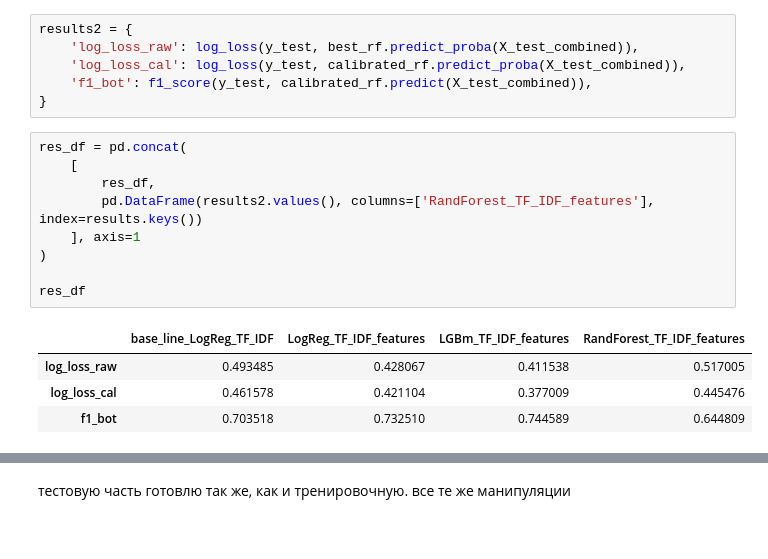
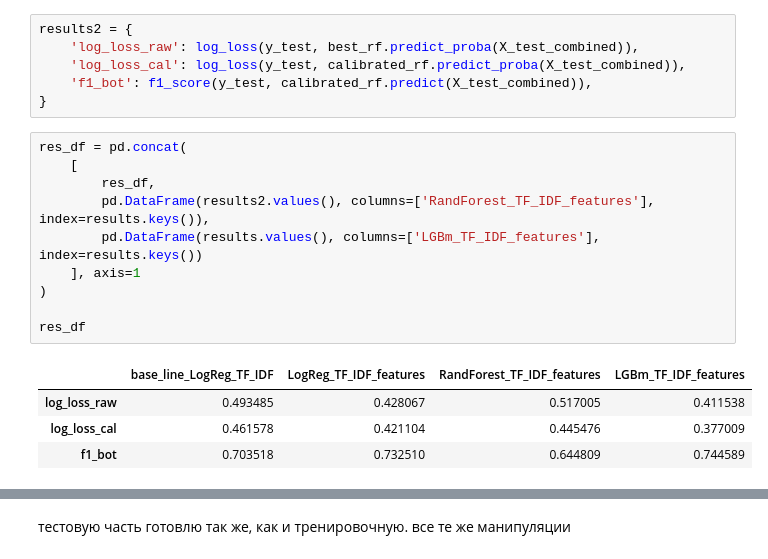
Before and after one commit to samalavardo/deep_learning, a Jupyter notebook: NLP/bot_detection/bot_or_not/hw_bot_detect-3.ipynb, the cells around one changed output, grey strips where cells are left out. Drawn from its saved outputs; the diff is of its cells as text.

```diff
--- a/NLP/bot_detection/bot_or_not/hw_bot_detect-3.ipynb
+++ b/NLP/bot_detection/bot_or_not/hw_bot_detect-3.ipynb
@@ -1120,17 +1070,18 @@ results2 = {
 # %%
 res_df = pd.concat(
     [
         res_df,
-        pd.DataFrame(results2.values(), columns=['RandForest_TF_IDF_features'], index=results.keys())
+        pd.DataFrame(results2.values(), columns=['RandForest_TF_IDF_features'], index=results.keys()),
+        pd.DataFrame(results.values(), columns=['LGBm_TF_IDF_features'], index=results.keys())
     ], axis=1
 )
 
 res_df
 # %% [output]
-|  | base_line_LogReg_TF_IDF | LogReg_TF_IDF_features | LGBm_TF_IDF_features | RandForest_TF_IDF_features |
-| log_loss_raw | 0.493485 | 0.428067 | 0.411538 | 0.517005 |
-| log_loss_cal | 0.461578 | 0.421104 | 0.377009 | 0.445476 |
-| f1_bot | 0.703518 | 0.732510 | 0.744589 | 0.644809 |
+|  | base_line_LogReg_TF_IDF | LogReg_TF_IDF_features | RandForest_TF_IDF_features | LGBm_TF_IDF_features |
+| log_loss_raw | 0.493485 | 0.428067 | 0.517005 | 0.411538 |
+| log_loss_cal | 0.461578 | 0.421104 | 0.445476 | 0.377009 |
+| f1_bot | 0.703518 | 0.732510 | 0.644809 | 0.744589 |
 # %%
 best_ll = 0.4
 best_weights = None
```
Also changed, not shown: parts of 8 cells of this notebook.
